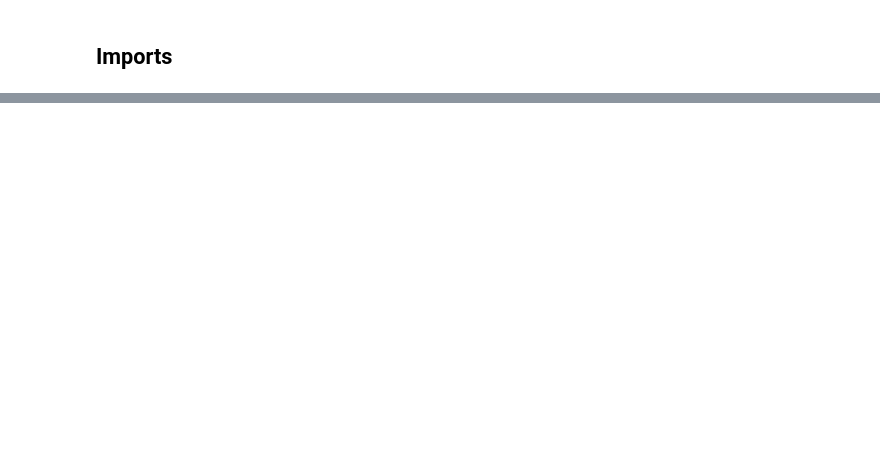
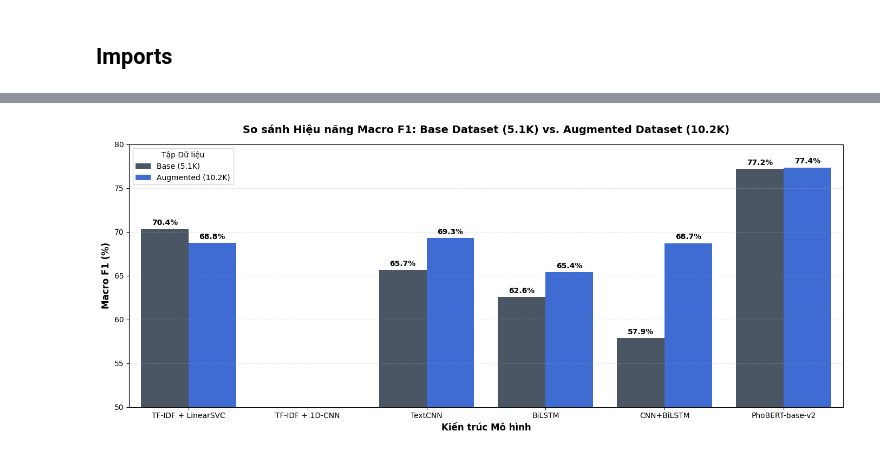
Before and after one commit to superiorhamster/CO5177, a Jupyter notebook: ipynb/text/sentimentanalysis.ipynb, the cells around one changed output, grey strips where cells are left out. Drawn from its saved outputs; the diff is of its cells as text; code cells hidden in the pictures; blank space fills up the shorter version.

```diff
--- a/ipynb/text/sentimentanalysis.ipynb
+++ b/ipynb/text/sentimentanalysis.ipynb
@@ -1125,0 +1201,39 @@ plt.show()
+# %%
+# ==============================================================================
+# 📊 Biểu đồ Cột Ghép Đôi So sánh Tác động của Data Augmentation (Paired Bar Chart)
+# ==============================================================================
+import matplotlib.pyplot as plt
+import seaborn as sns
+
+plot_records = []
+for mod in model_families:
+    base_m = results.get(f"{mod} (Base)", {})
+    aug_m  = results.get(f"{mod} (Augmented)", {})
+    plot_records.append({"Model": mod, "Dataset": "Base (5.1K)", "Macro F1 (%)": base_m.get('f1_macro', 0) * 100})
+    plot_records.append({"Model": mod, "Dataset": "Augmented (10.2K)", "Macro F1 (%)": aug_m.get('f1_macro', 0) * 100})
+
+plot_df = pd.DataFrame(plot_records)
+
+plt.figure(figsize=(14, 6))
+palette = {"Base (5.1K)": "#475569", "Augmented (10.2K)": "#2563EB"}
+
+ax = sns.barplot(data=plot_df, x="Model", y="Macro F1 (%)", hue="Dataset", palette=palette)
+plt.title("So sánh Hiệu năng Macro F1: Base Dataset (5.1K) vs. Augmented Dataset (10.2K)", fontsize=14, fontweight="bold", pad=15)
+plt.xlabel("Kiến trúc Mô hình", fontsize=12, fontweight="bold")
+plt.ylabel("Macro F1 (%)", fontsize=12, fontweight="bold")
+plt.ylim(50, 80)
+plt.grid(axis='y', linestyle='--', alpha=0.3)
+plt.legend(title="Tập Dữ liệu", loc="upper left")
+
+# Hiển thị nhãn giá trị trên đầu cột
+for p in ax.patches:
+    h = p.get_height()
+    if h > 0:
+        ax.annotate(f"{h:.1f}%", (p.get_x() + p.get_width() / 2., h),
+                    ha='center', va='bottom', fontsize=10, xytext=(0, 3),
+                    textcoords='offset points', fontweight='bold')
+
+plt.tight_layout()
+plt.show()
+# %% [output]
+[figure, added]
```
Also changed, not shown: parts of 83 cells of this notebook, 51 other files.
